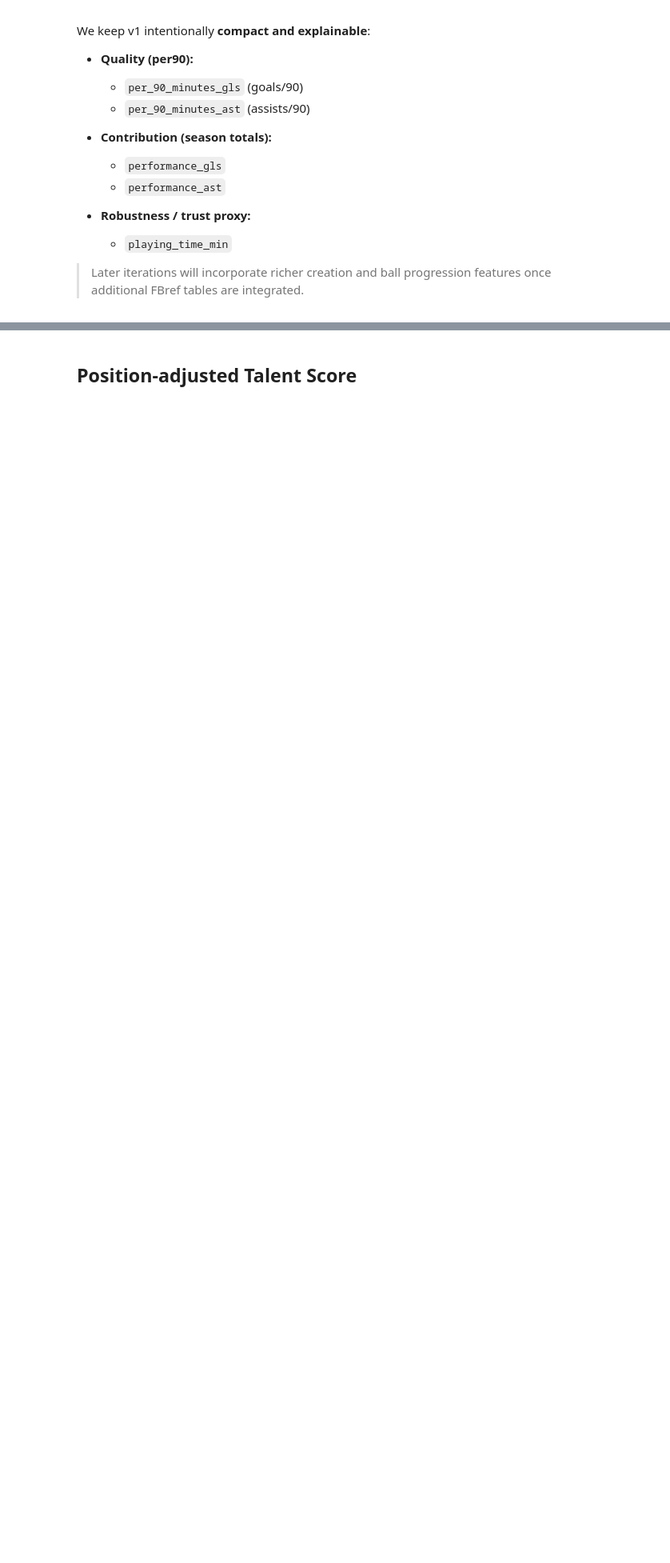
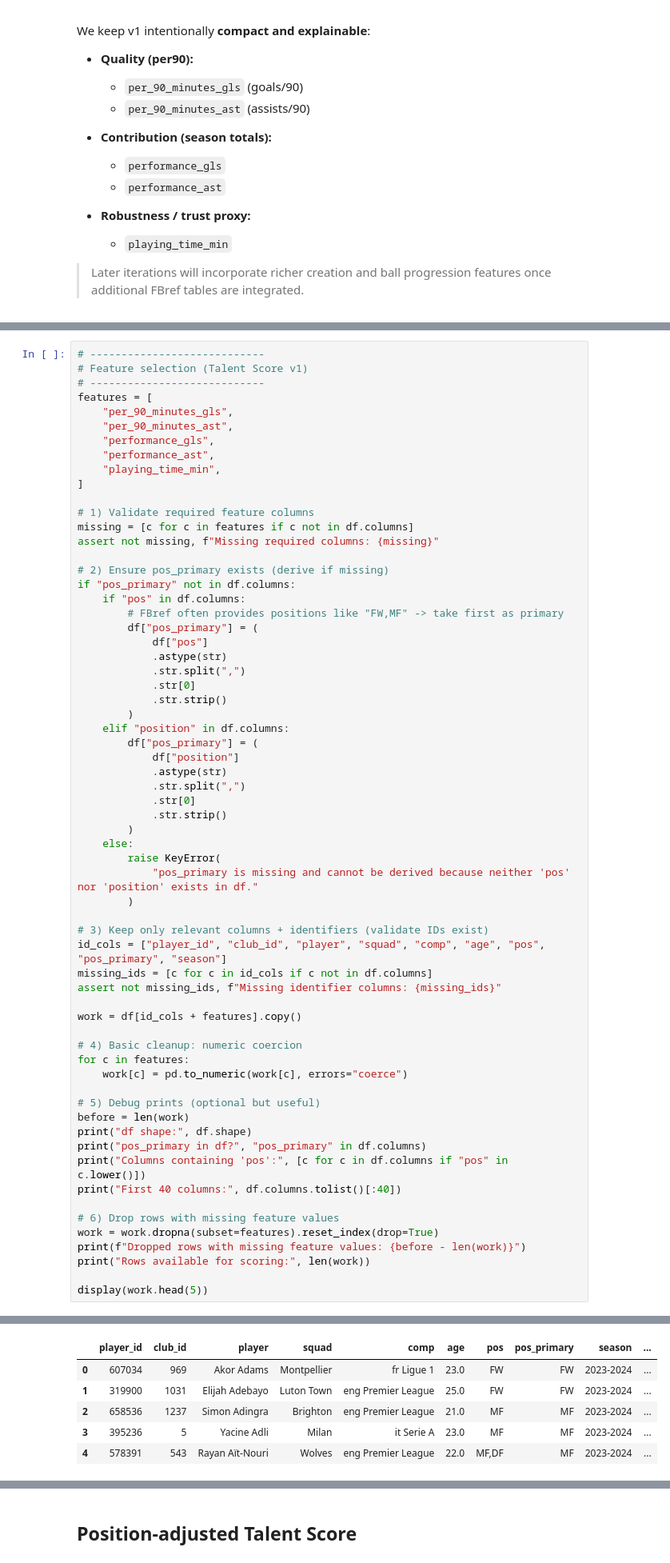
Before and after one commit to manuelpeba/risk-adjusted-scouting, a Jupyter notebook: notebooks/02_talent_score_v1.ipynb, the cells around one changed output, grey strips where cells are left out. Shown at 80% size. Drawn from its saved outputs; the diff is of its cells as text; blank space fills up the shorter version.

Commit message:
Complete Notebook 03 risk-adjusted value layer, update talent score refinements, and refresh project status

```diff
--- a/notebooks/02_talent_score_v1.ipynb
+++ b/notebooks/02_talent_score_v1.ipynb
@@ -131,0 +136,65 @@ display(work.head(5))
+# %%
+# ----------------------------
+# Feature selection (Talent Score v1)
+# ----------------------------
+features = [
+    "per_90_minutes_gls",
+    "per_90_minutes_ast",
+    "performance_gls",
+    "performance_ast",
+    "playing_time_min",
+]
+
+# 1) Validate required feature columns
+missing = [c for c in features if c not in df.columns]
+assert not missing, f"Missing required columns: {missing}"
+
+# 2) Ensure pos_primary exists (derive if missing)
+if "pos_primary" not in df.columns:
+    if "pos" in df.columns:
+        # FBref often provides positions like "FW,MF" -> take first as primary
+        df["pos_primary"] = (
+            df["pos"]
+            .astype(str)
+            .str.split(",")
+            .str[0]
+            .str.strip()
+        )
+    elif "position" in df.columns:
+        df["pos_primary"] = (
+            df["position"]
+            .astype(str)
+            .str.split(",")
+            .str[0]
+            .str.strip()
+        )
+    else:
+        raise KeyError(
+            "pos_primary is missing and cannot be derived because neither 'pos' nor 'position' exists in df."
+        )
+
+# 3) Keep only relevant columns + identifiers (validate IDs exist)
+id_cols = ["player_id", "club_id", "player", "squad", "comp", "age", "pos", "pos_primary", "season"]
+missing_ids = [c for c in id_cols if c not in df.columns]
+assert not missing_ids, f"Missing identifier columns: {missing_ids}"
+
+work = df[id_cols + features].copy()
+
+# 4) Basic cleanup: numeric coercion
+for c in features:
+    work[c] = pd.to_numeric(work[c], errors="coerce")
+
+# 5) Debug prints (optional but useful)
+before = len(work)
+print("df shape:", df.shape)
+print("pos_primary in df?", "pos_primary" in df.columns)
+print("Columns containing 'pos':", [c for c in df.columns if "pos" in c.lower()])
+print("First 40 columns:", df.columns.tolist()[:40])
+
+# 6) Drop rows with missing feature values
+work = work.dropna(subset=features).reset_index(drop=True)
+print(f"Dropped rows with missing feature values: {before - len(work)}")
+print("Rows available for scoring:", len(work))
+
+display(work.head(5))
+# %% [output]
@@ -132,3 +207,9 @@ display(work.head(5))
+|  | player_id | club_id | player | squad | comp | age | pos | pos_primary | season | ... |
+| 0 | 607034 | 969 | Akor Adams | Montpellier | fr Ligue 1 | 23.0 | FW | FW | 2023-2024 | ... |
+| 1 | 319900 | 1031 | Elijah Adebayo | Luton Town | eng Premier League | 25.0 | FW | FW | 2023-2024 | ... |
+| 2 | 658536 | 1237 | Simon Adingra | Brighton | eng Premier League | 21.0 | MF | MF | 2023-2024 | ... |
+| 3 | 395236 | 5 | Yacine Adli | Milan | it Serie A | 23.0 | MF | MF | 2023-2024 | ... |
+| 4 | 578391 | 543 | Rayan Aït-Nouri | Wolves | eng Premier League | 22.0 | MF,DF | MF | 2023-2024 | ... |
 # %% [markdown]
 ## Talent Score v1 — Weighted z-score composite
 
```
Also changed, not shown: parts of 15 cells of this notebook, 3 other files.
